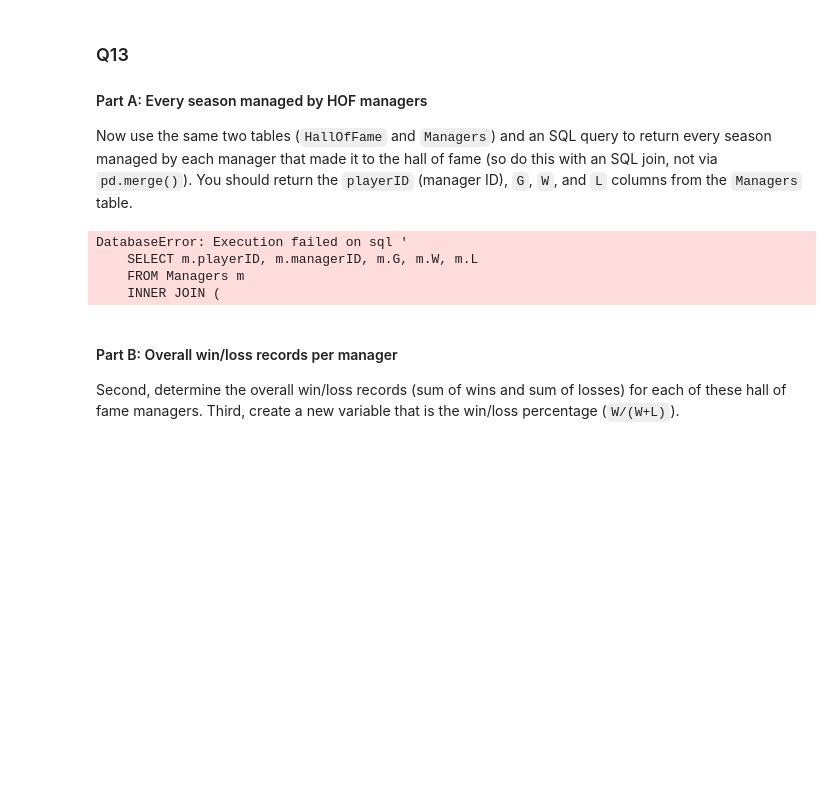
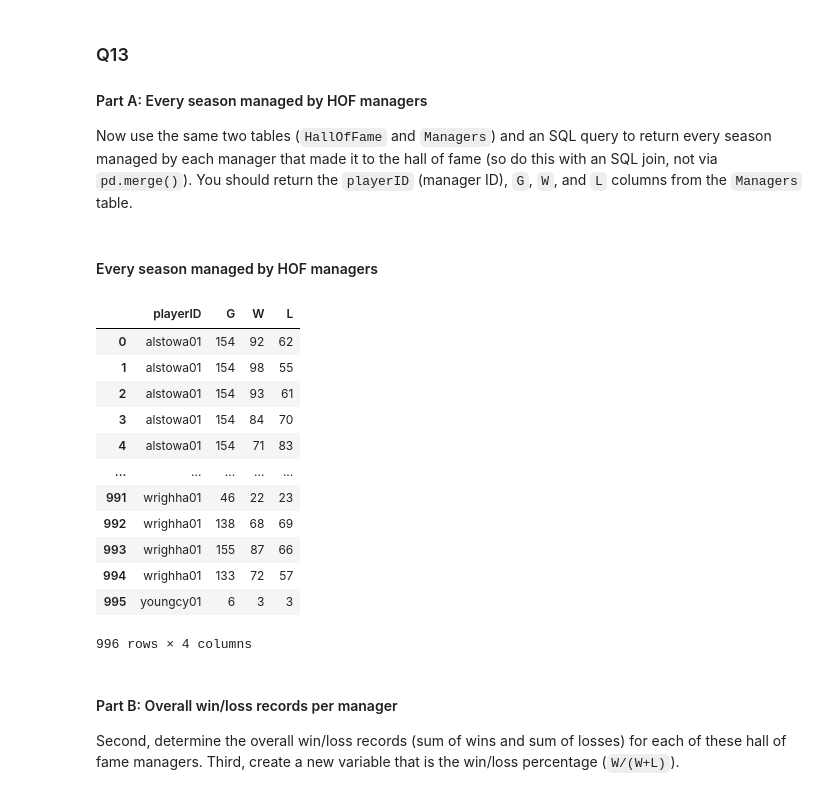
Before and after one commit to pressleydavid/hw5, a Jupyter notebook: HW5_DRAFT.ipynb, the cells around one changed output. Cells and saved outputs as stored; diff of their text form; code cells hidden in the pictures; blank space fills up the shorter version.

```diff
--- a/HW5_DRAFT.ipynb
+++ b/HW5_DRAFT.ipynb
@@ -435,22 +438,32 @@ Number of managers inducted into the Hall of Fame: 97
 Now use the same two tables (`HallOfFame` and `Managers`) and an SQL query to return every season managed by each manager that made it to the hall of fame (so do this with an SQL join, not via `pd.merge()`). You should return the `playerID` (manager ID), `G`, `W`, and `L` columns from the `Managers` table.
 # %%
 hof_manager_seasons = pd.read_sql("""
-    SELECT m.playerID, m.managerID, m.G, m.W, m.L
+    SELECT m.playerID, m.G, m.W, m.L
     FROM Managers m
     INNER JOIN (
         SELECT DISTINCT playerID
         FROM HallOfFame
         WHERE inducted = 'Y'
     ) h ON m.playerID = h.playerID;
 """, conn)
-display(Markdown(f"#### Every season managed by HOF managers"))
+display(Markdown("#### Every season managed by HOF managers"))
 
 hof_manager_seasons
 # %% [output]
+#### Every season managed by HOF managers
+|  | playerID | G | W | L |
+| 0 | alstowa01 | 154 | 92 | 62 |
+| 1 | alstowa01 | 154 | 98 | 55 |
+| 2 | alstowa01 | 154 | 93 | 61 |
+| 3 | alstowa01 | 154 | 84 | 70 |
+| 4 | alstowa01 | 154 | 71 | 83 |
+| ... | ... | ... | ... | ... |
+| 991 | wrighha01 | 46 | 22 | 23 |
+| 992 | wrighha01 | 138 | 68 | 69 |
+| 993 | wrighha01 | 155 | 87 | 66 |
+| 994 | wrighha01 | 133 | 72 | 57 |
+| 995 | youngcy01 | 6 | 3 | 3 |
-DatabaseError: Execution failed on sql '
-    SELECT m.playerID, m.managerID, m.G, m.W, m.L
-    FROM Managers m
-    INNER JOIN (
+996 rows × 4 columns
 # %% [markdown]
 #### Part B: Overall win/loss records per manager
 Second, determine the overall win/loss records (sum of wins and sum of losses) for each of these hall of fame managers. Third, create a new variable that is the win/loss percentage (`W/(W+L)`).
```
Also changed, not shown: parts of 3 cells of this notebook.
